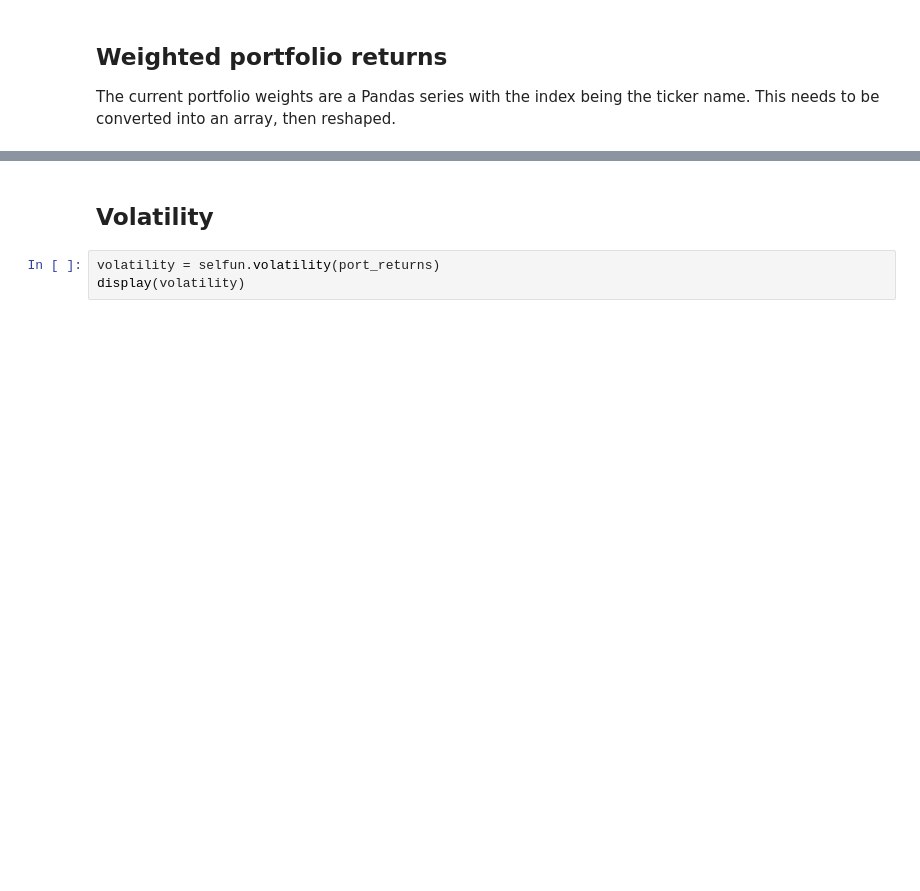
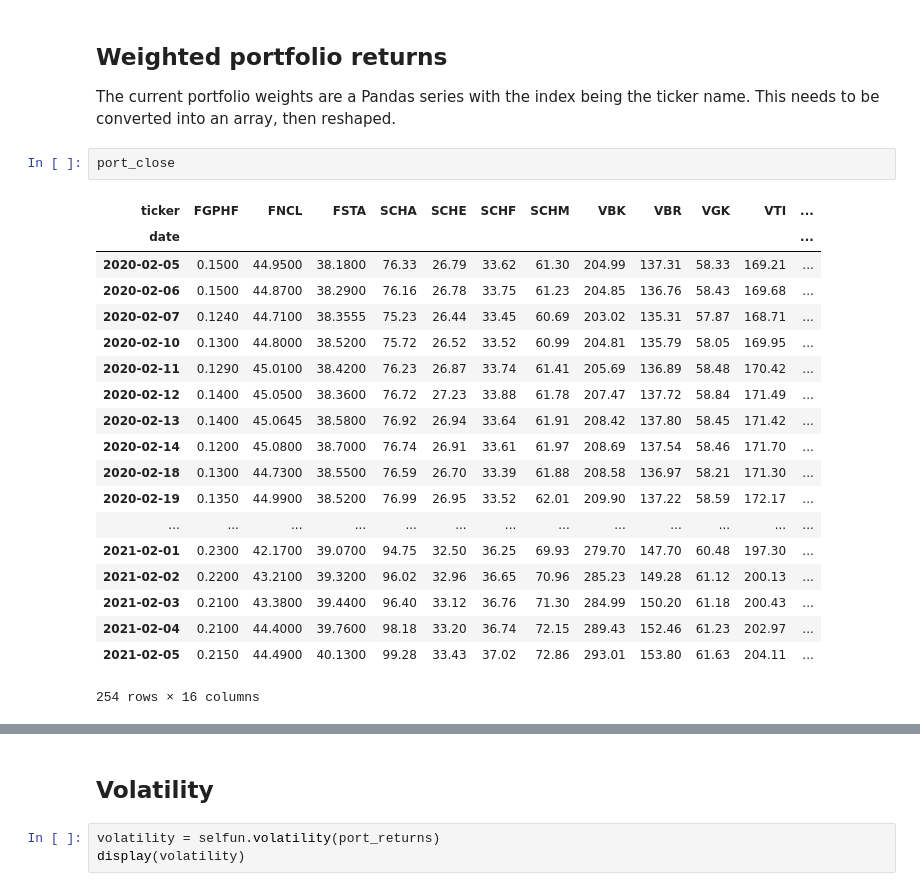
Before and after one commit to nmaiorana/svi-trading-tools, a Jupyter notebook: ameritrade_api.ipynb, the cells around one changed output, grey strips where cells are left out. Drawn from its saved outputs; the diff is of its cells as text; blank space fills up the shorter version.

```diff
--- a/ameritrade_api.ipynb
+++ b/ameritrade_api.ipynb
@@ -311,6 +311,28 @@ display(port_close_monthly.tail(2))
 ## Weighted portfolio returns
 
 The current portfolio weights are a Pandas series with the index being the ticker name. This needs to be converted into an array, then reshaped.
+# %%
+port_close
+# %% [output]
+| ticker | FGPHF | FNCL | FSTA | SCHA | SCHE | SCHF | SCHM | VBK | VBR | VGK | VTI | ... |
+| date |  |  |  |  |  |  |  |  |  |  |  | ... |
+| 2020-02-05 | 0.1500 | 44.9500 | 38.1800 | 76.33 | 26.79 | 33.62 | 61.30 | 204.99 | 137.31 | 58.33 | 169.21 | ... |
+| 2020-02-06 | 0.1500 | 44.8700 | 38.2900 | 76.16 | 26.78 | 33.75 | 61.23 | 204.85 | 136.76 | 58.43 | 169.68 | ... |
+| 2020-02-07 | 0.1240 | 44.7100 | 38.3555 | 75.23 | 26.44 | 33.45 | 60.69 | 203.02 | 135.31 | 57.87 | 168.71 | ... |
+| 2020-02-10 | 0.1300 | 44.8000 | 38.5200 | 75.72 | 26.52 | 33.52 | 60.99 | 204.81 | 135.79 | 58.05 | 169.95 | ... |
+| 2020-02-11 | 0.1290 | 45.0100 | 38.4200 | 76.23 | 26.87 | 33.74 | 61.41 | 205.69 | 136.89 | 58.48 | 170.42 | ... |
+| 2020-02-12 | 0.1400 | 45.0500 | 38.3600 | 76.72 | 27.23 | 33.88 | 61.78 | 207.47 | 137.72 | 58.84 | 171.49 | ... |
+| 2020-02-13 | 0.1400 | 45.0645 | 38.5800 | 76.92 | 26.94 | 33.64 | 61.91 | 208.42 | 137.80 | 58.45 | 171.42 | ... |
+| 2020-02-14 | 0.1200 | 45.0800 | 38.7000 | 76.74 | 26.91 | 33.61 | 61.97 | 208.69 | 137.54 | 58.46 | 171.70 | ... |
+| 2020-02-18 | 0.1300 | 44.7300 | 38.5500 | 76.59 | 26.70 | 33.39 | 61.88 | 208.58 | 136.97 | 58.21 | 171.30 | ... |
+| 2020-02-19 | 0.1350 | 44.9900 | 38.5200 | 76.99 | 26.95 | 33.52 | 62.01 | 209.90 | 137.22 | 58.59 | 172.17 | ... |
+| ... | ... | ... | ... | ... | ... | ... | ... | ... | ... | ... | ... | ... |
+| 2021-02-01 | 0.2300 | 42.1700 | 39.0700 | 94.75 | 32.50 | 36.25 | 69.93 | 279.70 | 147.70 | 60.48 | 197.30 | ... |
+| 2021-02-02 | 0.2200 | 43.2100 | 39.3200 | 96.02 | 32.96 | 36.65 | 70.96 | 285.23 | 149.28 | 61.12 | 200.13 | ... |
+| 2021-02-03 | 0.2100 | 43.3800 | 39.4400 | 96.40 | 33.12 | 36.76 | 71.30 | 284.99 | 150.20 | 61.18 | 200.43 | ... |
+| 2021-02-04 | 0.2100 | 44.4000 | 39.7600 | 98.18 | 33.20 | 36.74 | 72.15 | 289.43 | 152.46 | 61.23 | 202.97 | ... |
+| 2021-02-05 | 0.2150 | 44.4900 | 40.1300 | 99.28 | 33.43 | 37.02 | 72.86 | 293.01 | 153.80 | 61.63 | 204.11 | ... |
+254 rows × 16 columns
 # %%
 weighted_port_returns = portfun.portfolio_log_returns(port_close, current_weights)
 display(weighted_port_returns.sample(5))
```
Also changed, not shown: parts of 21 cells of this notebook, 3 other files.
